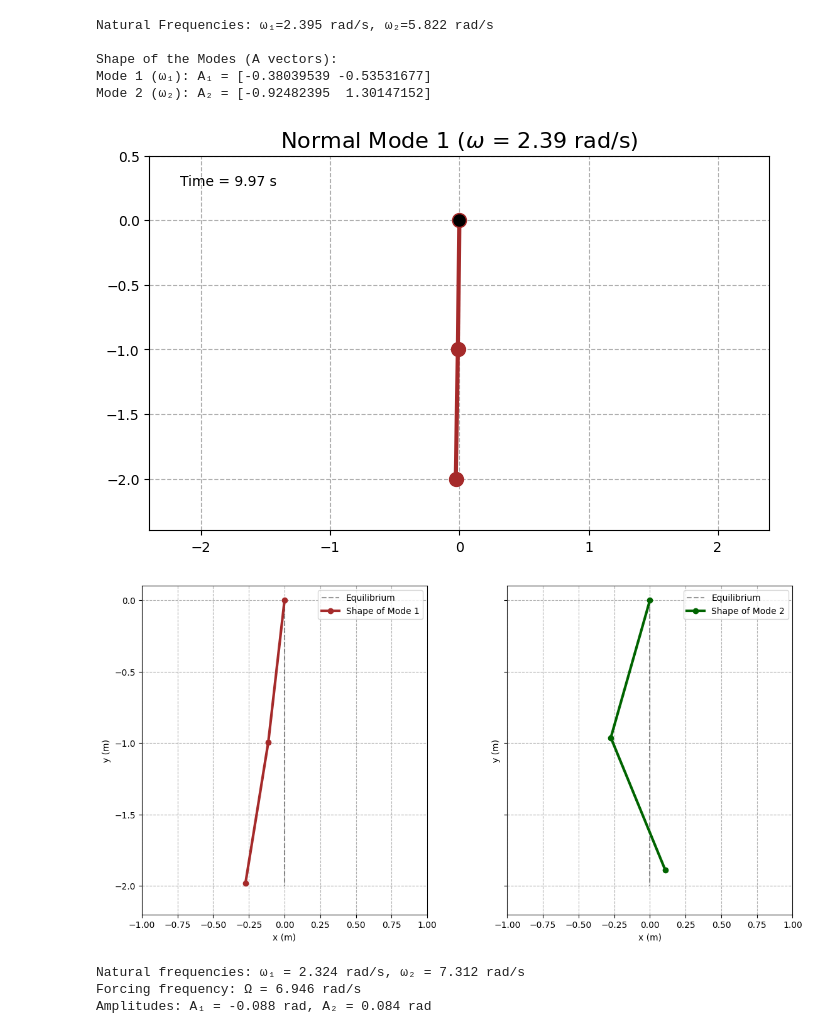
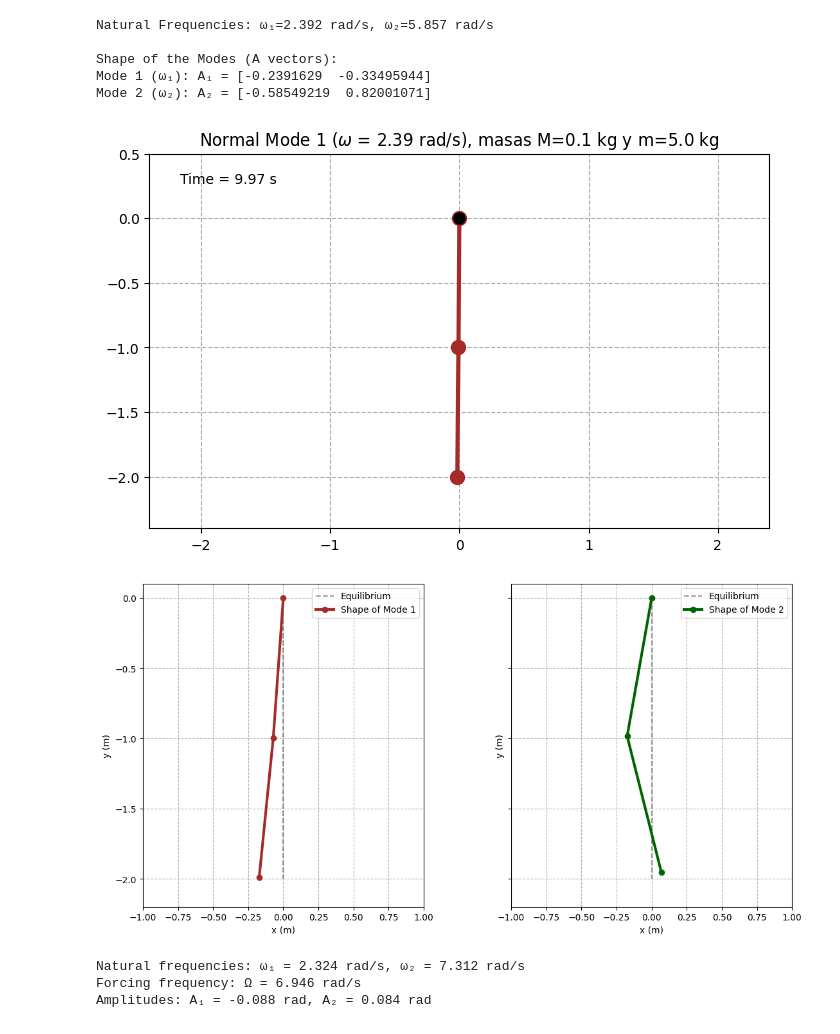
Before and after one commit to miguelgalviseli/Proyect_Hanging_string, a Jupyter notebook: simulation.ipynb, the cells around one changed output. Saved outputs shown, nothing was run; the diff lists cells and outputs as text; code cells hidden in the pictures.

```diff
--- a/simulation.ipynb
+++ b/simulation.ipynb
@@ -6,8 +6,8 @@ from matplotlib.animation import FuncAnimation
 # %%
 # --- SYSTEM PARAMETERS ---
 L = 2.0      # Total length of the string (m)
-m = 2.0      # Total mass of the string (kg)
-M = 0.02      # Mass at the end (kg)
+m = 5.0      # Total mass of the string (kg)
+M = 0.1      # Mass at the end (kg)
 g = 9.81     # Acceleration of gravity (m/s^2)
 
 # Parameters for the n=2 discrete model
@@ -56,7 +56,7 @@ ax.set_xlim(-L*1.2, L*1.2)
 ax.set_ylim(-L*1.2, 0.5)
 ax.set_aspect('equal')
 ax.grid(True, linestyle='--')
-ax.set_title(f'Normal Mode {MODE_TO_ANIMATE + 1} ($\omega$ = {omega_anim:.2f} rad/s)', fontsize=16)
+ax.set_title(f'Normal Mode {MODE_TO_ANIMATE + 1} ($\omega$ = {omega_anim:.2f} rad/s), masas M={M} kg y m={m} kg')
 
 line, = ax.plot([], [], 'o-', lw=3, markersize=10, color='brown')
 pivot, = ax.plot([0], [0], 'ko', markersize=8)
@@ -141,38 +141,38 @@ theta2_m2 = AMP_VIS * mode_shape_2[1]
 
 # Coordinates for mode 2
 x1_m2 = a * np.sin(theta1_m2)
 y1_m2 = -a * np.cos(theta1_m2)
 x2_m2 = x1_m2 + a * np.sin(theta2_m2)
 y2_m2 = y1_m2 - a * np.cos(theta2_m2)
 
 # Plotting
 ax2.plot([0, 0], [0, -L], 'k--', alpha=0.4, label='Equilibrium') # Equilibrium position
 ax2.plot([0, x1_m2, x2_m2], [0, y1_m2, y2_m2], 'o-', color='darkgreen', lw=3, label='Shape of Mode 2')
 #ax2.set_title(f'Mode 2 ($\omega_2$ = {omegas[1]:.2f} rad/s)')
 ax2.set_aspect('equal')
 ax2.set_xlim(-L/2, L/2)
 ax2.grid(True, linestyle='--')
 ax2.set_xlabel('x (m)')
 ax2.set_ylabel('y (m)')
 ax2.legend()
 
 
 # Show the figure
 plt.tight_layout(rect=[0, 0, 1, 0.96]) # Adjust layout to prevent the supertitle from overlapping
 #Label the axes
 
 #Save the static visualization for a specific value of the mass M
 static_output_filename = f'static_modes_{MODE_TO_ANIMATE + 1}'
 fig_modes.savefig(static_output_filename + '.png', dpi=300)
 plt.show()
 # %% [output]
-Natural Frequencies: ω₁=2.395 rad/s, ω₂=5.822 rad/s
+Natural Frequencies: ω₁=2.392 rad/s, ω₂=5.857 rad/s
 
 Shape of the Modes (A vectors):
-Mode 1 (ω₁): A₁ = [-0.38039539 -0.53531677]
-Mode 2 (ω₂): A₂ = [-0.92482395  1.30147152]
+Mode 1 (ω₁): A₁ = [-0.2391629  -0.33495944]
+Mode 2 (ω₂): A₂ = [-0.58549219  0.82001071]
-[figure, old version]
+[figure, new version]
-[figure, old version]
+[figure, new version]
 # %%
 # --- SYSTEM PARAMETERS ---
 L = 2.0      # Total length of the string (m)
```
Also changed, not shown: parts of 2 cells of this notebook, 6 other files.
